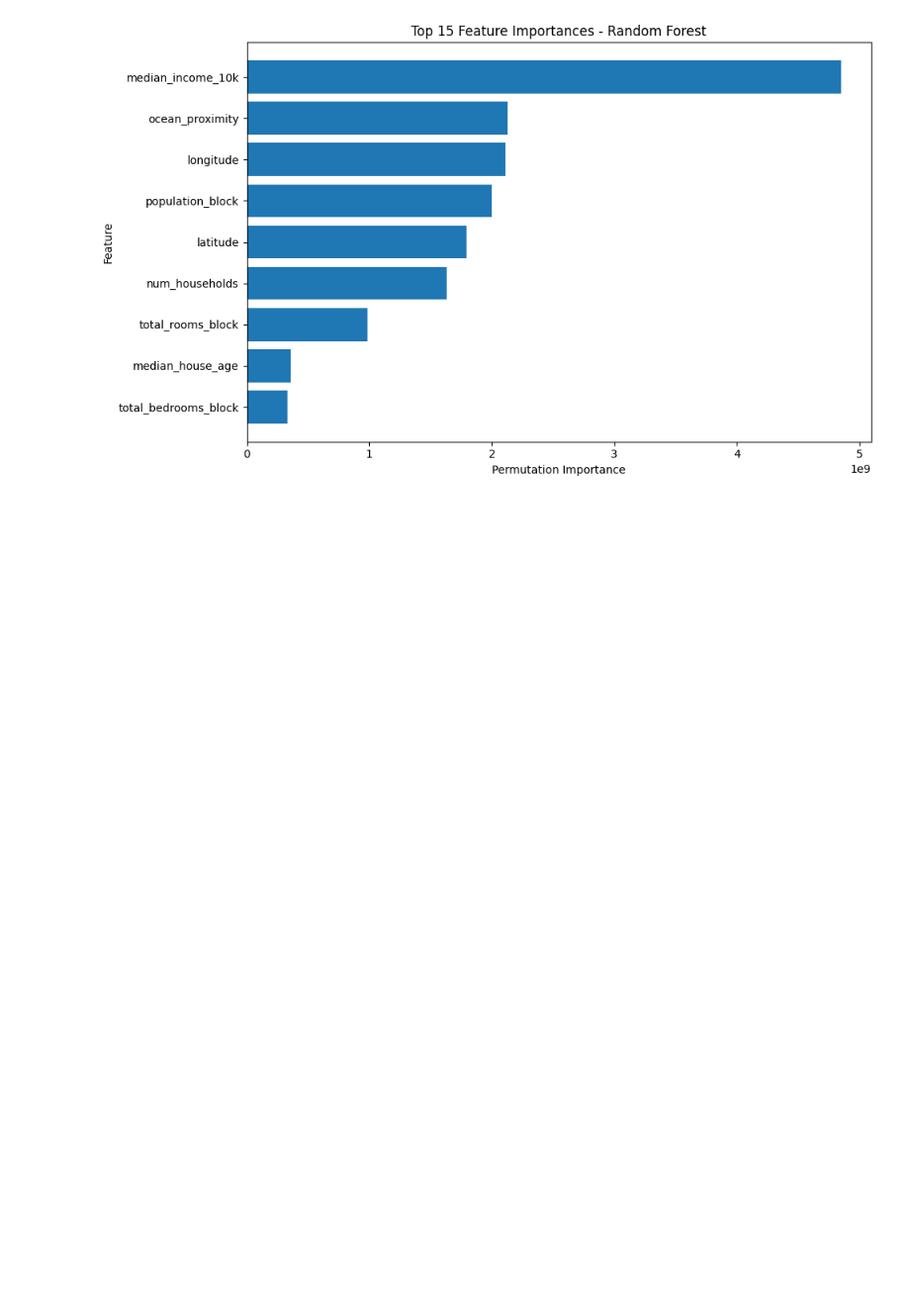
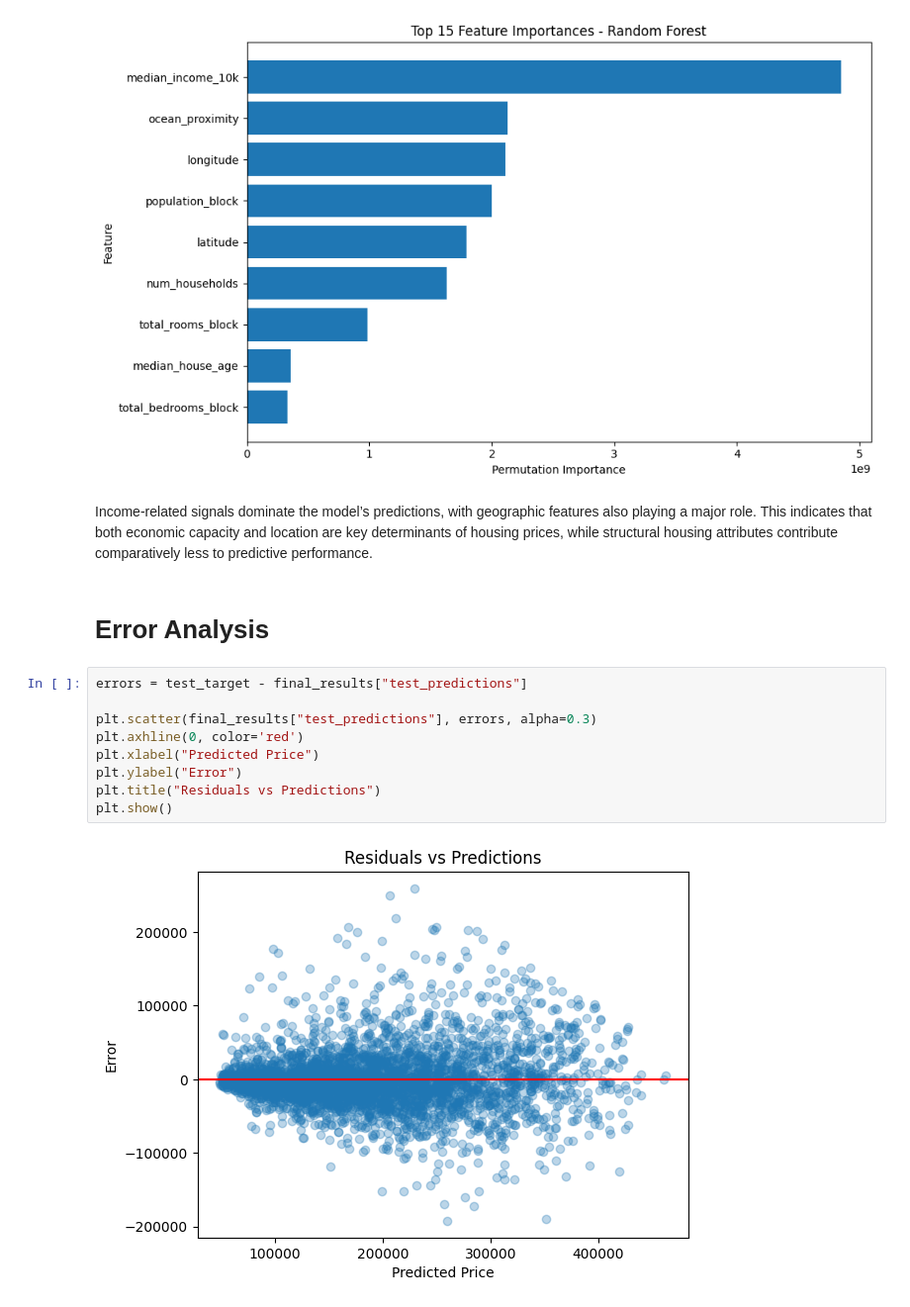
Before and after one commit to CWLDataScience/Data-Driven-Modeling-of-California-Housing-Prices, a Jupyter notebook: Housing.ipynb, the cells around one changed output. Shown at 99% size. Saved outputs shown, nothing was run; the diff lists cells and outputs as text; blank space fills up the shorter version.

```diff
--- a/Housing.ipynb
+++ b/Housing.ipynb
@@ -501,3 +633,18 @@ Permutation Feature Importance:
 7      median_house_age     3.596389e+08    3.010033e+07
 8  total_bedrooms_block     3.350409e+08    1.259837e+07
 [figure]
+# %% [markdown]
+Income-related signals dominate the model’s predictions, with geographic features also playing a major role. This indicates that both economic capacity and location are key determinants of housing prices, while structural housing attributes contribute comparatively less to predictive performance.
+# %% [markdown]
+# Error Analysis
+# %%
+errors = test_target - final_results["test_predictions"]
+
+plt.scatter(final_results["test_predictions"], errors, alpha=0.3)
+plt.axhline(0, color='red')
+plt.xlabel("Predicted Price")
+plt.ylabel("Error")
+plt.title("Residuals vs Predictions")
+plt.show()
+# %% [output]
+[figure, added]
```
Also changed, not shown: parts of 27 cells of this notebook.
